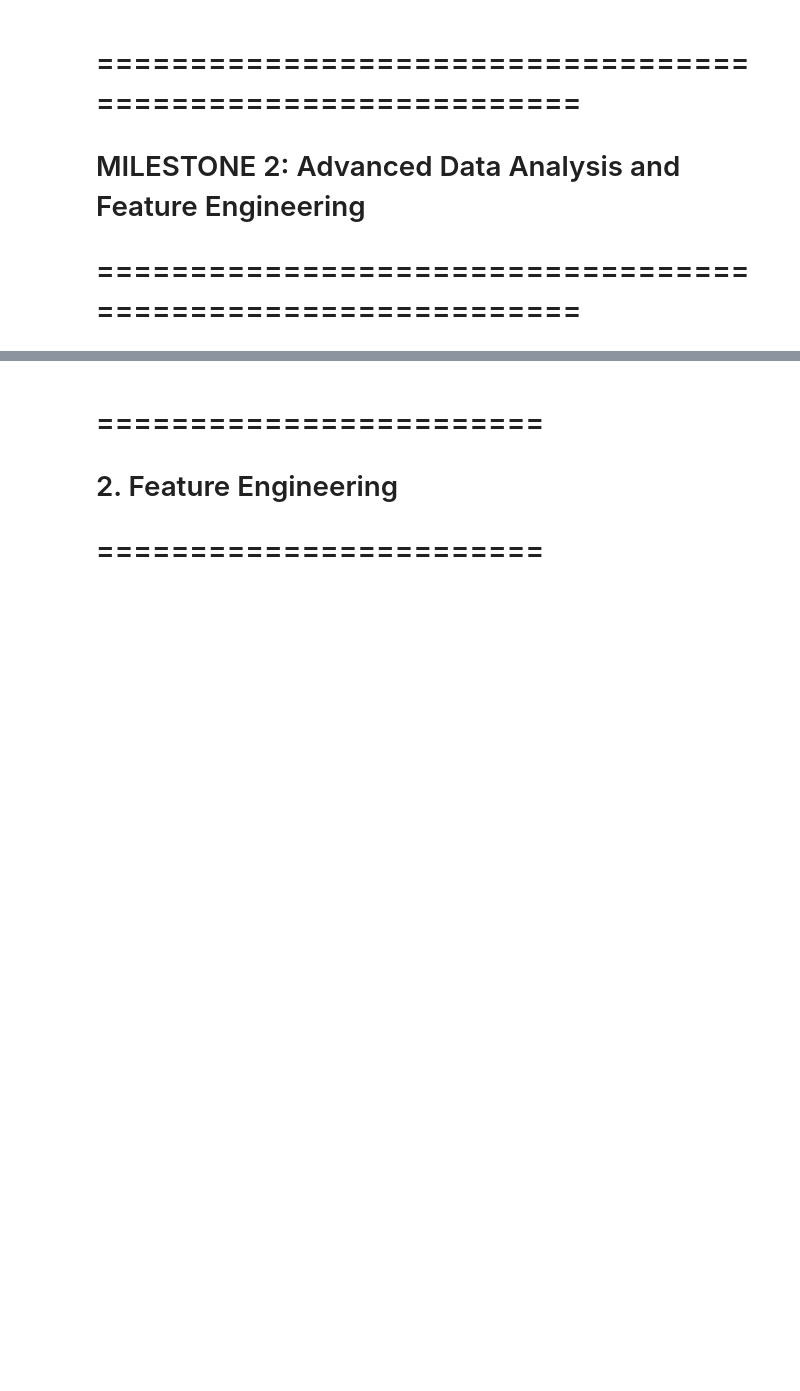
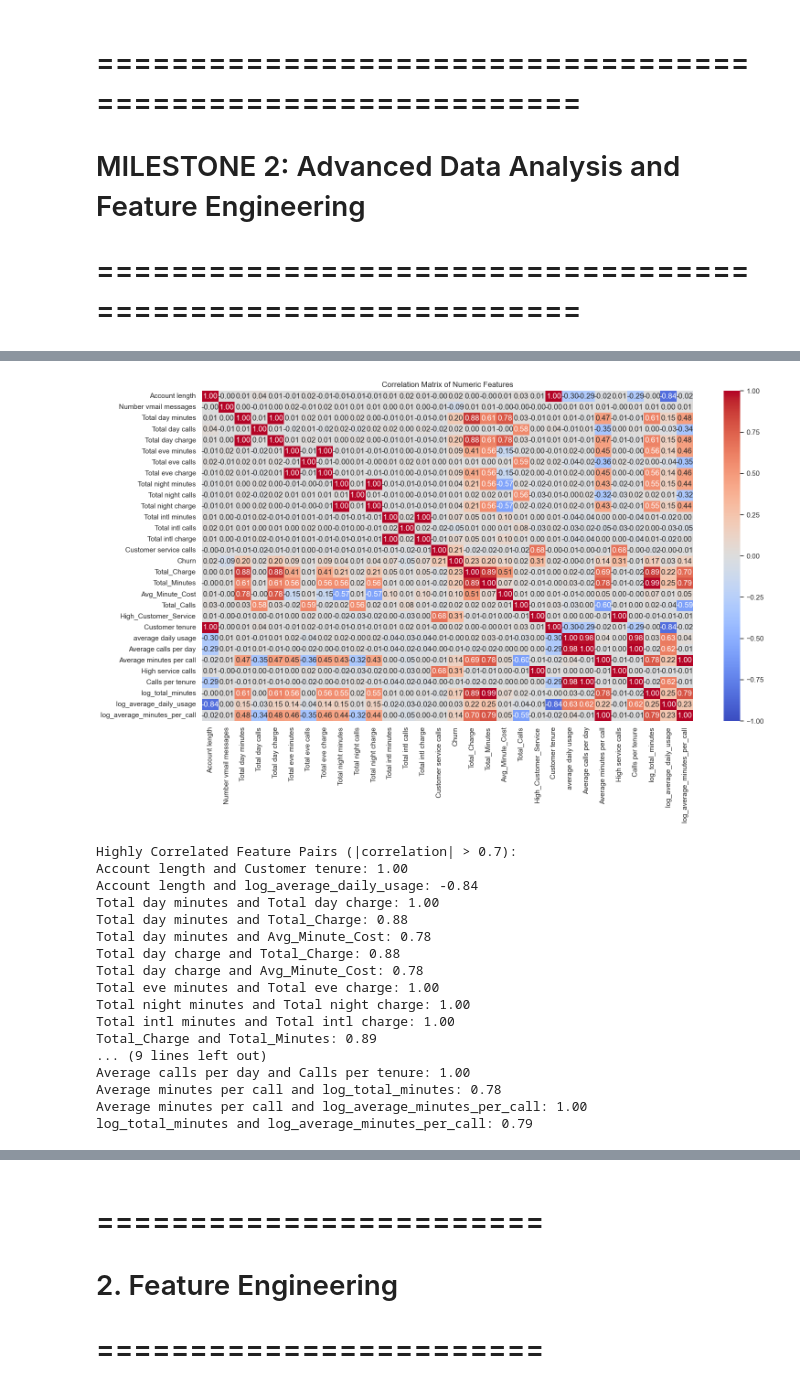
Before and after one commit to Reemsoliiman/customer-churn-prediction-analysis, a Jupyter notebook: notebooks/02_feature_engineering.ipynb, the cells around one changed output, grey strips where cells are left out. Cells and saved outputs as stored; diff of their text form; code cells hidden in the pictures; blank space fills up the shorter version.

```diff
--- a/notebooks/02_feature_engineering.ipynb
+++ b/notebooks/02_feature_engineering.ipynb
@@ -245,0 +206,16 @@ Feature Ranking from RFE:
+# %%
+## Summarize Significant Features
+# Combine significant features from t-tests and chi-square tests
+significant_features = pd.concat([
+    pd.DataFrame({
+        'Feature': list(significant_features_ttest.keys()),
+        'Test': 'T-test',
+        'P-Value': list(significant_features_ttest.values())
+    }),
+    chi2_df[chi2_df['p-value'] < 0.05][['Feature', 'p-value']].rename(columns={'p-value': 'P-Value'}).assign(Test='Chi-Square')
+]).reset_index(drop=True)
+significant_features['P-Value'] = significant_features['P-Value'].round(4)
+
+# Display summary
+print("\nSummary of Significant Features (p < 0.05):")
+display(significant_features)
@@ -245,0 +332,46 @@ Feature Ranking from RFE:
+# %%
+## Correlation Matrix for Numeric Features
+
+# Define numeric features from statistical test results
+numeric_features = df.select_dtypes(include=[np.number]).columns
+
+# Compute correlation matrix
+corr_matrix = df[numeric_features].corr(method='pearson')
+
+# Visualize correlation matrix
+plt.figure(figsize=(16, 10))
+sns.heatmap(corr_matrix, annot=True, cmap='coolwarm', vmin=-1, vmax=1, fmt='.2f')
+plt.title('Correlation Matrix of Numeric Features')
+plt.tight_layout()
+plt.savefig('../visualizations/enhanced/correlation_matrix.png')
+plt.show()
+
+# Identify highly correlated pairs (|correlation| > 0.7)
+high_corr_pairs = []
+for i in range(len(corr_matrix.columns)):
+    for j in range(i + 1, len(corr_matrix.columns)):
+        if abs(corr_matrix.iloc[i, j]) > 0.7:
+            high_corr_pairs.append((corr_matrix.columns[i], corr_matrix.columns[j], corr_matrix.iloc[i, j]))
+
+print("\nHighly Correlated Feature Pairs (|correlation| > 0.7):")
+for pair in high_corr_pairs:
+    print(f"{pair[0]} and {pair[1]}: {pair[2]:.2f}")
+# %% [output]
+[figure, added]
+Highly Correlated Feature Pairs (|correlation| > 0.7):
+Account length and Customer tenure: 1.00
+Account length and log_average_daily_usage: -0.84
+Total day minutes and Total day charge: 1.00
+Total day minutes and Total_Charge: 0.88
+Total day minutes and Avg_Minute_Cost: 0.78
+Total day charge and Total_Charge: 0.88
+Total day charge and Avg_Minute_Cost: 0.78
+Total eve minutes and Total eve charge: 1.00
+Total night minutes and Total night charge: 1.00
+Total intl minutes and Total intl charge: 1.00
+Total_Charge and Total_Minutes: 0.89
+... (9 lines left out)
+Average calls per day and Calls per tenure: 1.00
+Average minutes per call and log_total_minutes: 0.78
+Average minutes per call and log_average_minutes_per_call: 1.00
+log_total_minutes and log_average_minutes_per_call: 0.79
```
Also changed, not shown: parts of 32 cells of this notebook, 13 other files.
